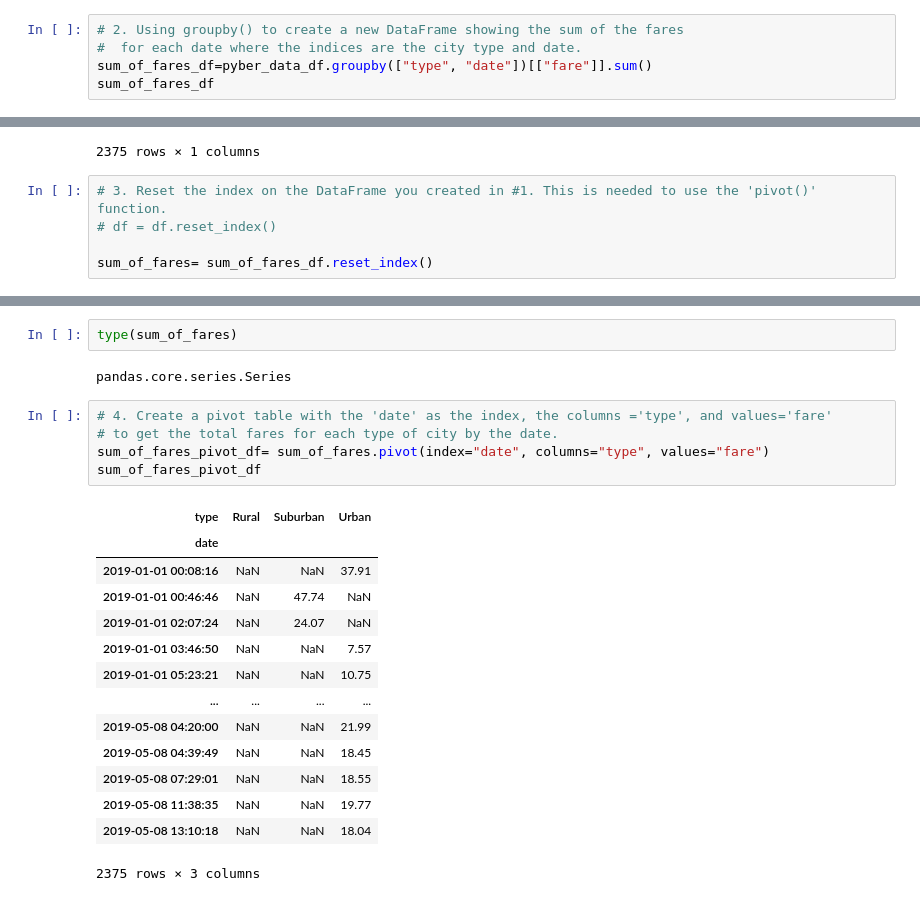
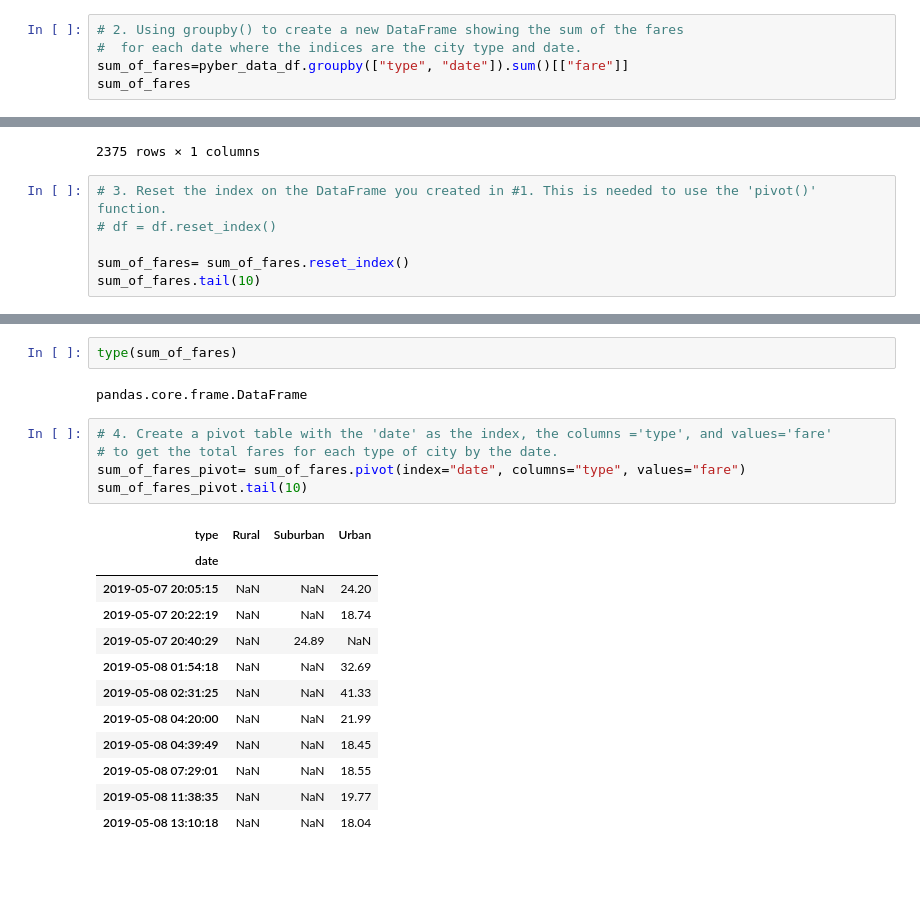
Before and after one commit to NShan9297/PyBer_Analysis, a Jupyter notebook: PyBer_Challenge.ipynb, the cells around one changed output, grey strips where cells are left out. Drawn from its saved outputs; the diff is of its cells as text; blank space fills up the shorter version.

```diff
--- a/PyBer_Challenge.ipynb
+++ b/PyBer_Challenge.ipynb
@@ -152,8 +152,8 @@ pyber_data_df.head()
 # %%
 # 2. Using groupby() to create a new DataFrame showing the sum of the fares
 #  for each date where the indices are the city type and date.
-sum_of_fares_df=pyber_data_df.groupby(["type", "date"])[["fare"]].sum()
-sum_of_fares_df
+sum_of_fares=pyber_data_df.groupby(["type", "date"]).sum()[["fare"]]
+sum_of_fares
 # %% [output]
 |  |  | fare |
 | type | date |  |
@@ -173,4 +173,5 @@ sum_of_fares_df
 # 3. Reset the index on the DataFrame you created in #1. This is needed to use the 'pivot()' function.
 # df = df.reset_index()
 
-sum_of_fares= sum_of_fares_df.reset_index()
+sum_of_fares= sum_of_fares.reset_index()
+sum_of_fares.tail(10)
@@ -177,27 +190,25 @@ sum_of_fares= sum_of_fares_df.reset_index()
 # %%
 type(sum_of_fares)
 # %% [output]
-pandas.core.series.Series
+pandas.core.frame.DataFrame
 # %%
 # 4. Create a pivot table with the 'date' as the index, the columns ='type', and values='fare'
 # to get the total fares for each type of city by the date.
-sum_of_fares_pivot_df= sum_of_fares.pivot(index="date", columns="type", values="fare")
-sum_of_fares_pivot_df
+sum_of_fares_pivot= sum_of_fares.pivot(index="date", columns="type", values="fare")
+sum_of_fares_pivot.tail(10)
 # %% [output]
 | type | Rural | Suburban | Urban |
 | date |  |  |  |
-| 2019-01-01 00:08:16 | NaN | NaN | 37.91 |
-| 2019-01-01 00:46:46 | NaN | 47.74 | NaN |
-| 2019-01-01 02:07:24 | NaN | 24.07 | NaN |
-| 2019-01-01 03:46:50 | NaN | NaN | 7.57 |
-| 2019-01-01 05:23:21 | NaN | NaN | 10.75 |
-| ... | ... | ... | ... |
+| 2019-05-07 20:05:15 | NaN | NaN | 24.20 |
+| 2019-05-07 20:22:19 | NaN | NaN | 18.74 |
+| 2019-05-07 20:40:29 | NaN | 24.89 | NaN |
+| 2019-05-08 01:54:18 | NaN | NaN | 32.69 |
+| 2019-05-08 02:31:25 | NaN | NaN | 41.33 |
 | 2019-05-08 04:20:00 | NaN | NaN | 21.99 |
 | 2019-05-08 04:39:49 | NaN | NaN | 18.45 |
 | 2019-05-08 07:29:01 | NaN | NaN | 18.55 |
 | 2019-05-08 11:38:35 | NaN | NaN | 19.77 |
 | 2019-05-08 13:10:18 | NaN | NaN | 18.04 |
-2375 rows × 3 columns
 # %%
 # 5. Create a new DataFrame from the pivot table DataFrame using loc on the given dates, '2019-01-01':'2019-04-29'.
 
```
Also changed, not shown: parts of 8 cells of this notebook, 3 other files.
